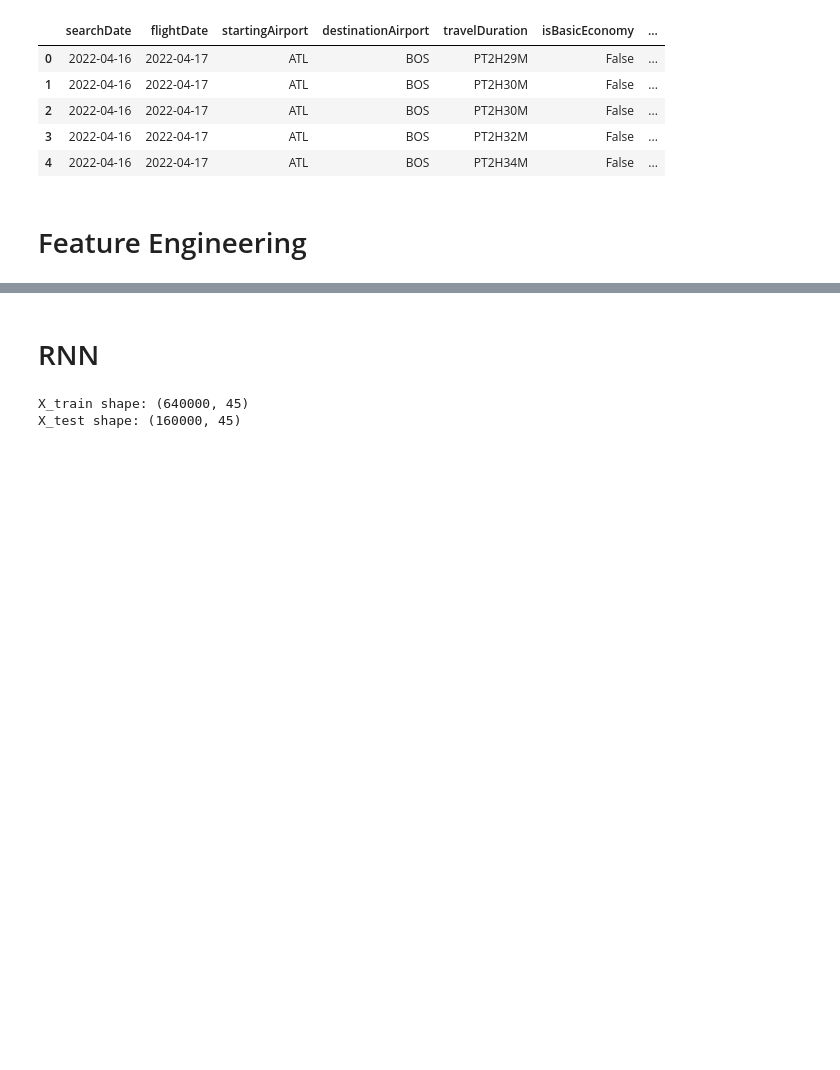
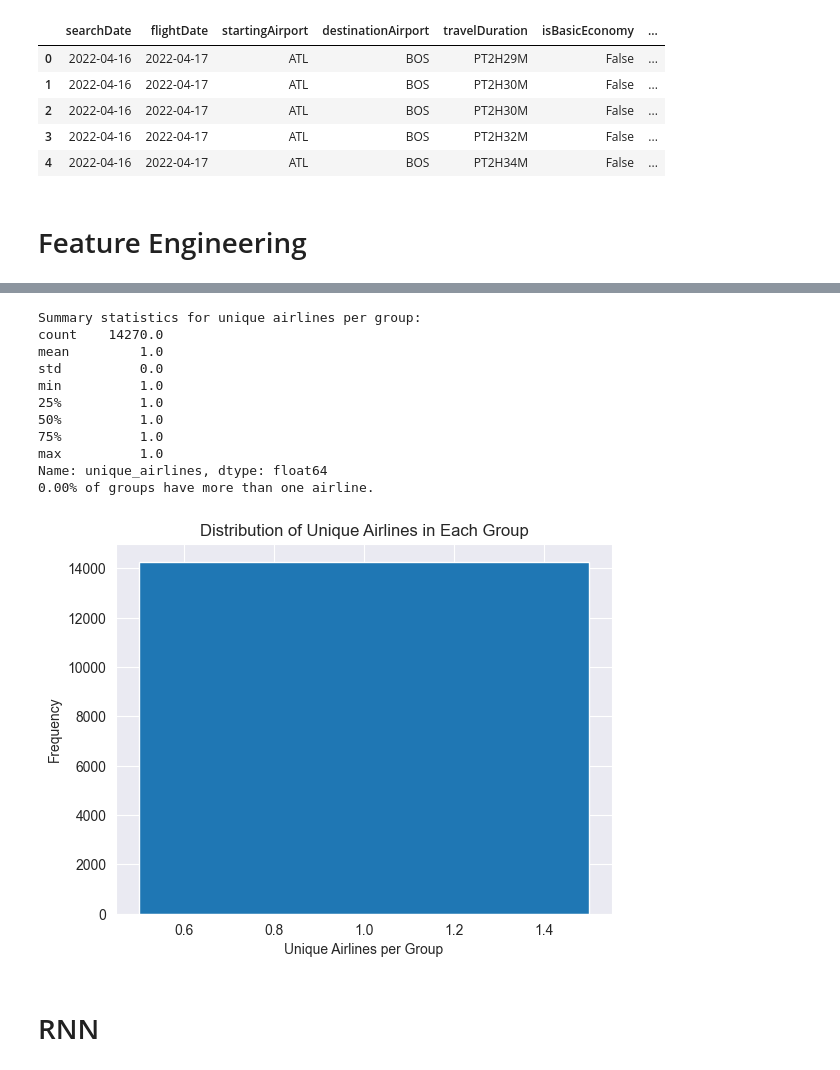
Before and after one commit to bhstoller/AirFareCast, a Jupyter notebook: rnn_lstm.ipynb, the cells around one changed output, grey strips where cells are left out. Cells and saved outputs as stored; diff of their text form; code cells hidden in the pictures; blank space fills up the shorter version.

```diff
--- a/rnn_lstm.ipynb
+++ b/rnn_lstm.ipynb
@@ -34,7 +34,7 @@ df_sample = df.iloc[:sample_size]
 # Feature Engineering
 # %%
 # Call the apply_feature_engineering function from feature_engineering to get the data ready for ML Modeling
-df_sample = apply_feature_engineering(df_sample)
+df_sample = apply_feature_engineering(df_sample, rnn=True)
 # %% [output]
 Starting feature engineering...
 Converting date columns...
@@ -76,19 +88,37 @@ memory usage: 71.7 MB
+# %%
+import pandas as pd
+import matplotlib.pyplot as plt
+
+grouped = df_sample.groupby(['flightDate', 'startingAirport', 'destinationAirport'])
+
+airline_variation = grouped['airlineCode'].nunique().reset_index(name='unique_airlines')
+
+summary_stats = airline_variation['unique_airlines'].describe()
+print("Summary statistics for unique airlines per group:")
+print(summary_stats)
+
+multi_airline_percentage = (airline_variation['unique_airlines'] > 1).mean() * 100
+print(f"{multi_airline_percentage:.2f}% of groups have more than one airline.")
+
+plt.hist(airline_variation['unique_airlines'], bins=range(1, airline_variation['unique_airlines'].max()+2), align='left')
+plt.xlabel("Unique Airlines per Group")
+plt.ylabel("Frequency")
+plt.title("Distribution of Unique Airlines in Each Group")
+plt.show()
+# %% [output]
+Summary statistics for unique airlines per group:
+count    14270.0
+mean         1.0
+std          0.0
+min          1.0
+25%          1.0
+50%          1.0
+75%          1.0
+max          1.0
+Name: unique_airlines, dtype: float64
+0.00% of groups have more than one airline.
+[figure, added]
 # %% [markdown]
 # RNN
 # %%
 from sklearn.preprocessing import MinMaxScaler
-# %%
-# Our X variables in these models will be all columns that are not price
-X = df_sample.drop(columns= ['totalFare'], axis= 1)
-
-# OUr y variable is of course price which is called 'totalFare'
-y = df_sample['totalFare']
-
-# Split the data into train/test split
-X_train, X_test, y_train, y_test = train_test_split(X, y, test_size= 0.2, random_state= 42)
-
-print("X_train shape:", X_train.shape)
-print("X_test shape:", X_test.shape)
-# %% [output]
-X_train shape: (640000, 45)
-X_test shape: (160000, 45)
```
Also changed, not shown: parts of 25 cells of this notebook, 2 other files.
